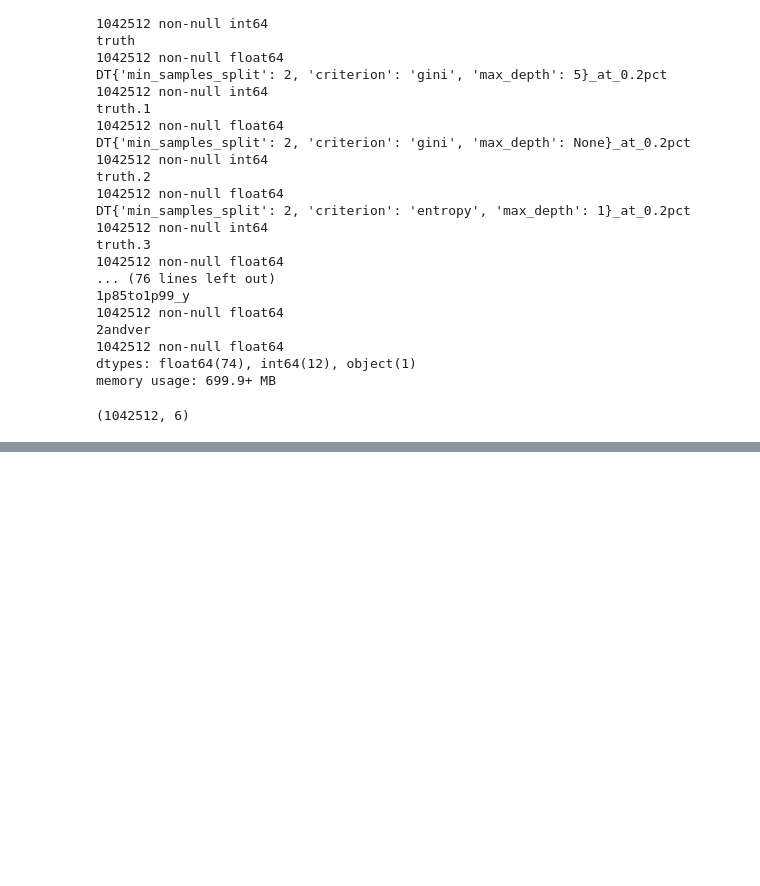
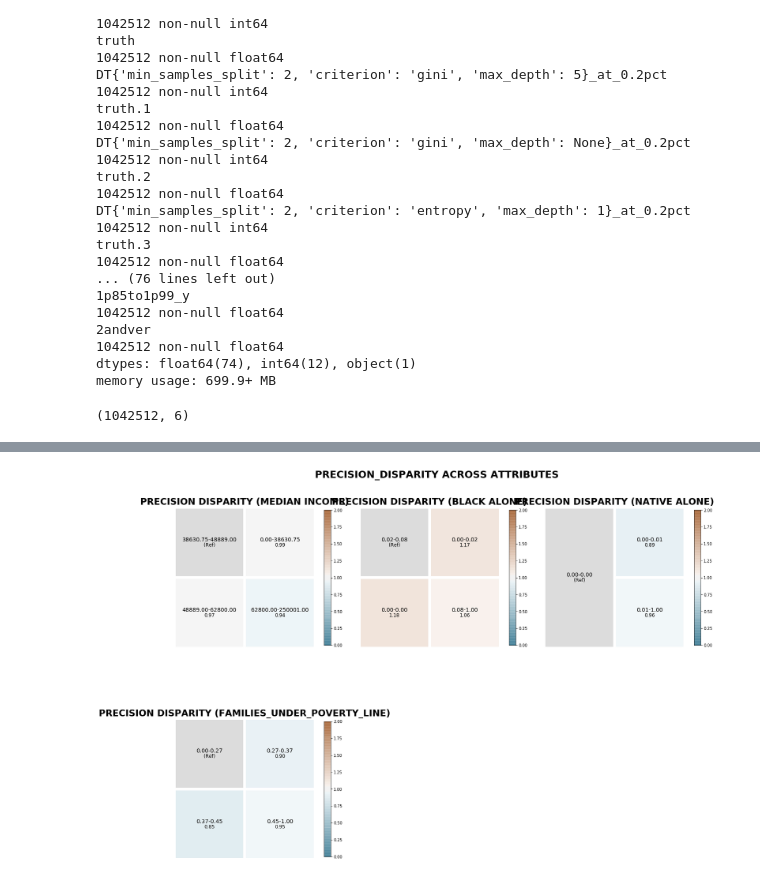
Before and after one commit to rachelwhaley/epa-rcra-violations, a Jupyter notebook: full_pipeline_files/aequitas_run_full.ipynb, the cells around one changed output, grey strips where cells are left out. Cells and saved outputs as stored; diff of their text form; code cells hidden in the pictures; blank space fills up the shorter version.

```diff
--- a/full_pipeline_files/aequitas_run_full.ipynb
+++ b/full_pipeline_files/aequitas_run_full.ipynb
@@ -168,0 +233,2 @@ Exception: get_crosstabs: input df was not preprocessed. There are non-string co
+# %%
+b = Bias()
@@ -168,0 +304,2 @@ Exception: get_crosstabs: input df was not preprocessed. There are non-string co
+# %%
+majority_bdf = b.get_disparity_major_group(xtab, original_df=df, mask_significance=True)
@@ -168,0 +369,4 @@ Exception: get_crosstabs: input df was not preprocessed. There are non-string co
+# %%
+j = aqp.plot_disparity_all(majority_bdf, metrics=['precision_disparity'], significance_alpha=0.05)
+# %% [output]
+[figure, added]
```
Also changed, not shown: parts of 35 cells of this notebook.
